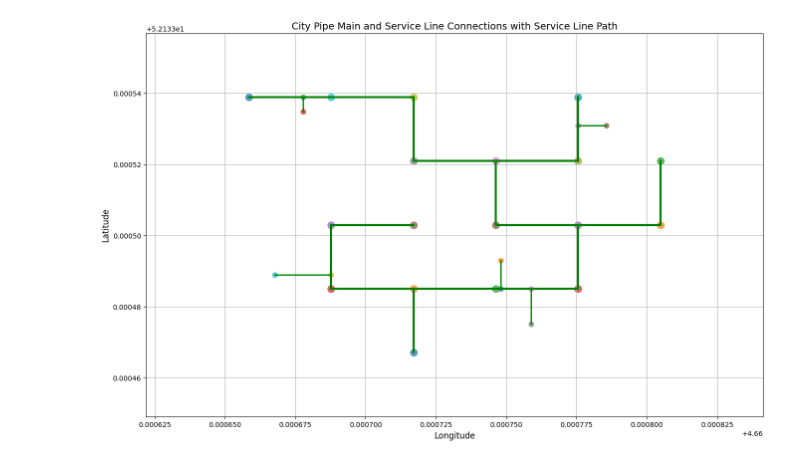
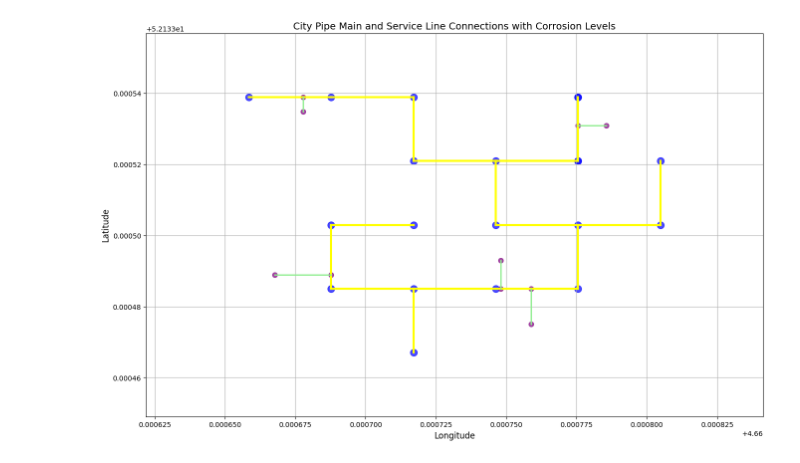
Before and after one commit to Yskria/M3DMiB, a Jupyter notebook: DigitalTwinMain.ipynb, the cells around one changed output. Saved outputs shown, nothing was run; the diff lists cells and outputs as text; code cells hidden in the pictures.

Commit message:
CSV file updates based on ran code

```diff
--- a/DigitalTwinMain.ipynb
+++ b/DigitalTwinMain.ipynb
@@ -143,105 +265,71 @@ corrosion_results_df.head(100)
 # %%
-# Generate unique color mappings for directions from both datasets
-all_directions = pd.concat([city_pipe_main_valid['Direction'], service_line_table_valid['Direction']]).unique()
-direction_colors = {direction: plt.cm.tab20(i) for i, direction in enumerate(all_directions)}
+# Define corrosion colors
+corrosion_colors = {
+    1: 'darkgreen',
+    2: 'lightgreen',
+    3: 'yellow',
+    4: 'orange',
+    5: 'red'
+}
+corrosion_map = Corrosion.set_index('SegmentID')['CorrosionLevel'].to_dict()
 
-# Process edges and positions for City Pipe Main
 city_edges = []
 city_positions = {}
 
-for _, row in city_pipe_main_valid.iterrows():
+for _, row in city_pipe_main.iterrows():
     city_positions[row['SegmentID']] = (row['Longitude'], row['Latitude'])
     if pd.notna(row['Parent Pipe']):
-        parent_row = city_pipe_main_valid[city_pipe_main_valid['SegmentID'] == row['Parent Pipe']]
+        parent_row = city_pipe_main[city_pipe_main['SegmentID'] == row['Parent Pipe']]
         if not parent_row.empty:
             parent_lat, parent_lon = parent_row.iloc[0]['Latitude'], parent_row.iloc[0]['Longitude']
-            color = direction_colors.get(row['Direction'], 'black')
+            corrosion_level = corrosion_map.get(row['SegmentID'], None)
+            color = corrosion_colors.get(corrosion_level, 'gray')  # Default to gray if no corrosion level
             city_edges.append(((parent_lon, parent_lat), (row['Longitude'], row['Latitude']), color))
 
-# Process edges and positions for Service Line Table
 service_edges = []
 service_positions = {}
 
-for _, row in service_line_table_valid.iterrows():
+for _, row in service_line_table.iterrows():
     service_positions[row['SegmentID']] = (row['Longitude'], row['Latitude'])
-    # Assume connection through ConnectionID; treat it similar to Parent Pipe
-    if pd.notna(row['ConnectionID']):
-        connection_row = service_line_table_valid[service_line_table_valid['SegmentID'] == row['ConnectionID']]
-        if not connection_row.empty:
-            connection_lat, connection_lon = connection_row.iloc[0]['Latitude'], connection_row.iloc[0]['Longitude']
-            color = direction_colors.get(row['Direction'], 'gray')  # Default to gray if no direction color found
-            service_edges.append(((connection_lon, connection_lat), (row['Longitude'], row['Latitude']), color))
+    if pd.notna(row['ParentPipe']):
+        parent_row = service_line_table[service_line_table['SegmentID'] == row['ParentPipe']]
+        if not parent_row.empty:
+            parent_lat, parent_lon = parent_row.iloc[0]['Latitude'], parent_row.iloc[0]['Longitude']
+            corrosion_level = corrosion_map.get(row['SegmentID'], None)
+            color = corrosion_colors.get(corrosion_level, 'gray')  # Default to gray if no corrosion level
+            service_edges.append(((parent_lon, parent_lat), (row['Longitude'], row['Latitude']), color))
 
-# Calculate the center and zoom based on the combined data
-combined_latitudes = pd.concat([city_pipe_main_valid['Latitude'], service_line_table_valid['Latitude']])
-combined_longitudes = pd.concat([city_pipe_main_valid['Longitude'], service_line_table_valid['Longitude']])
+combined_latitudes = pd.concat([city_pipe_main['Latitude'], service_line_table['Latitude']])
+combined_longitudes = pd.concat([city_pipe_main['Longitude'], service_line_table['Longitude']])
 
 center_lon = (combined_longitudes.max() + combined_longitudes.min()) / 2
 center_lat = (combined_latitudes.max() + combined_latitudes.min()) / 2
 lon_range = combined_longitudes.max() - combined_longitudes.min()
 lat_range = combined_latitudes.max() - combined_latitudes.min()
-
-# Adjust zoom factor
 zoom_factor = 1.5
 
-# Plot the combined visualization
-service_coords = service_line_table_valid[['Latitude', 'Longitude']].dropna()
-
-# Sort the service line points by Longitude (or Latitude for a different ordering)
-service_coords_sorted = service_coords.sort_values(by='Longitude')
-
-# Extract sorted coordinates for plotting
-service_x = service_coords_sorted['Longitude'].values
-service_y = service_coords_sorted['Latitude'].values
-
-# Plot the combined visualization with the additional service line connection
 plt.figure(figsize=(16, 10))
 
-color = 'green'
-
-for _, row in service_line_table_valid.iterrows():
-    if pd.notna(row['ParentPipe']):
-        currCords = (row['Latitude'], row['Longitude'])
-
-        # Find the parent row
-        parentRow = service_line_table_valid.loc[service_line_table_valid['SegmentID'] == row['ParentPipe']]
-
-        if not parentRow.empty:
-            parentCords = (parentRow.iloc[0]['Latitude'], parentRow.iloc[0]['Longitude'])
-
-            print(f"Current: {currCords}, Parent: {parentCords}")
-            plt.plot(
-                [currCords[1], parentCords[1]],
-                [currCords[0], parentCords[0]],
-                color=color, linewidth=2, linestyle='-', label='Service Line Connection'
-            )
-
-# Plot edges for City Pipe Main with thicker lines
 for edge in city_edges:
     x_coords = [edge[0][0], edge[1][0]]
     y_coords = [edge[0][1], edge[1][1]]
-    plt.plot(x_coords, y_coords, color=color, linewidth=3, label='City Pipe Main Edge')
+    plt.plot(x_coords, y_coords, color=edge[2], linewidth=3, label='City Pipe Main Edge')
 
-# Plot edges for Service Line Table with thinner lines
 for edge in service_edges:
     x_coords = [edge[0][0], edge[1][0]]
     y_coords = [edge[0][1], edge[1][1]]
-    plt.plot(x_coords, y_coords, color=color, linestyle='--', linewidth=1.5, label='Service Line Edge')
+    plt.plot(x_coords, y_coords, color=edge[2], linewidth=2, label='Service Line Edge')
 
-# Plot nodes for City Pipe Main
 for node, (lon, lat) in city_positions.items():
-    plt.scatter(lon, lat, s=100, alpha=0.7, label='City Pipe Main Node')
+    plt.scatter(lon, lat, s=100, alpha=0.7, color='blue', label='City Pipe Main Node')
 
-# Plot nodes for Service Line Table
 for node, (lon, lat) in service_positions.items():
-    plt.scatter(lon, lat, s=50, alpha=0.7, label='Service Line Node')
+    plt.scatter(lon, lat, s=50, alpha=0.7, color='purple', label='Service Line Node')
 
-# Add title, labels, and legend
 plt.xlabel("Longitude", fontsize=12)
 plt.ylabel("Latitude", fontsize=12)
-plt.title("City Pipe Main and Service Line Connections with Service Line Path", fontsize=14)
+plt.title("City Pipe Main and Service Line Connections with Corrosion Levels", fontsize=14)
 
-# Adjust axes to zoom and center on the data
 plt.xlim(center_lon - (lon_range / 2 * zoom_factor), center_lon + (lon_range / 2 * zoom_factor))
 plt.ylim(center_lat - (lat_range / 2 * zoom_factor), center_lat + (lat_range / 2 * zoom_factor))
 
@@ -256 +339 @@ Current: (52.13348893562722, 4.660667751104765), Parent: (52.13348893562722, 4.6
-[figure, old version]
+[figure, new version]
```
Also changed, not shown: parts of 4 cells of this notebook, 1 other file.
